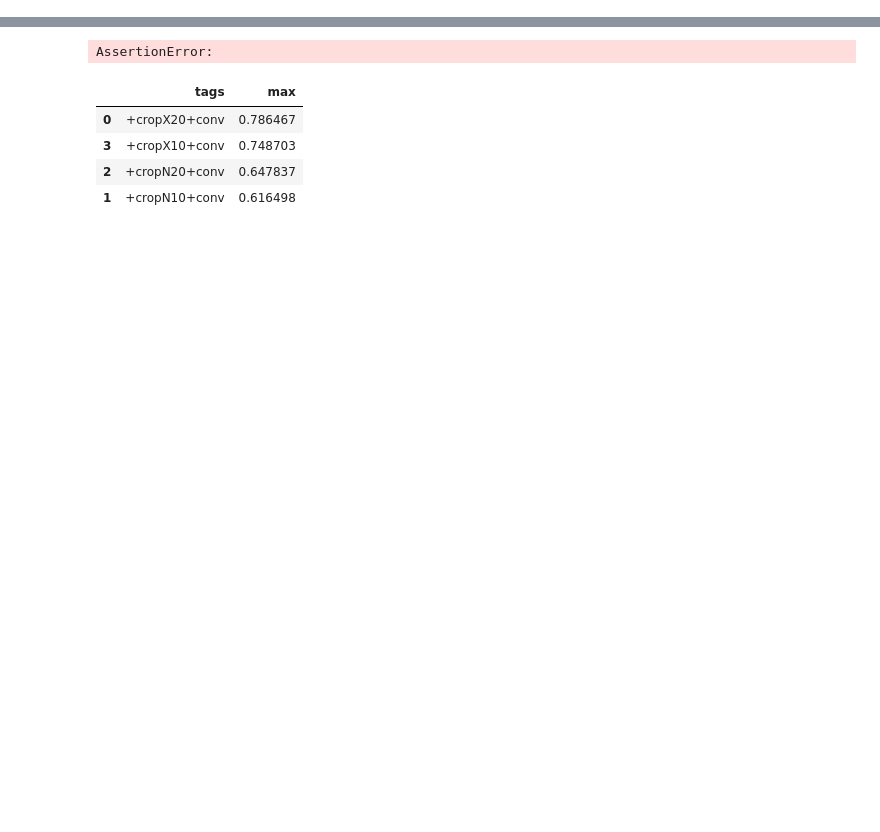
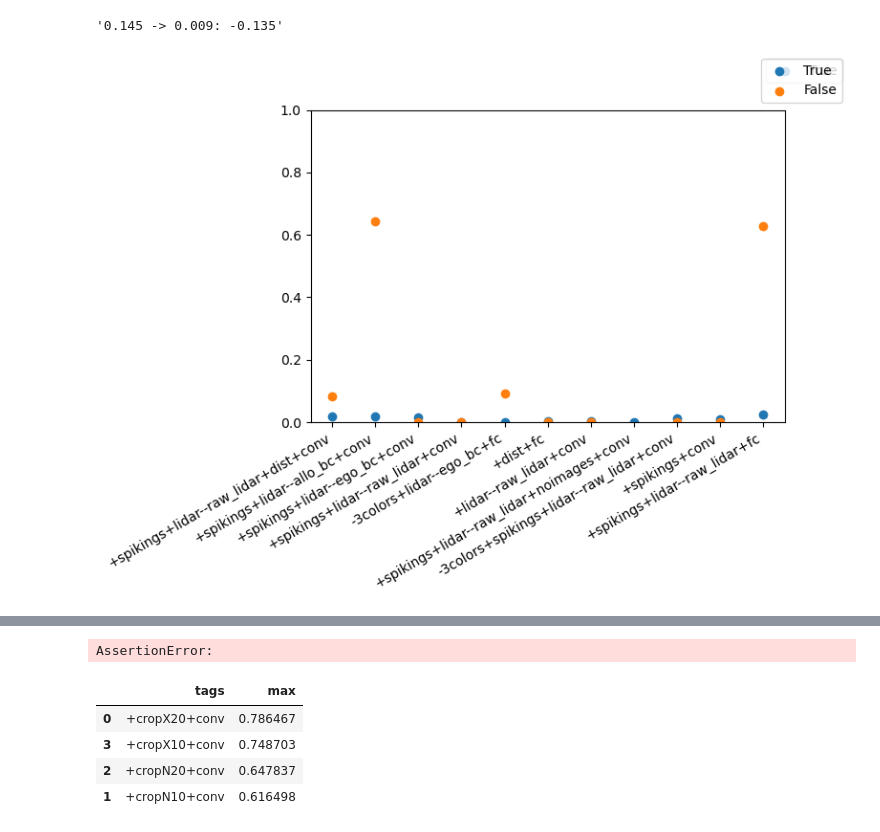
Before and after one commit to Warggr/bio-inspired-navigation, a Jupyter notebook: scripts/train_results.ipynb, the cells around one changed output, grey strips where cells are left out. Cells and saved outputs as stored; diff of their text form; code cells hidden in the pictures; blank space fills up the shorter version.

```diff
--- a/scripts/train_results.ipynb
+++ b/scripts/train_results.ipynb
@@ -114,0 +191,20 @@ _fig = plot_runs(x, y, labels)
+# %%
+def average(li):
+    return sum(li) / len(li)
+
+def get_performance(feature):
+    with_ = average(feature[True][1])
+    without = average(feature[False][1])
+    return f'{without:.3f} -> {with_:.3f}: {with_ - without:.3f}'
+# %%
+runs = filter_runs(
+    data,
+    lambda date: date in ('Jul05/T13', 'Jul04/T19'),
+    #lambda features: ('dropout' in ''.join(features)),
+    by_feature = 'dropout',
+)
+fig = plot_runs(runs)
+get_performance(runs)
+# %% [output]
+'0.145 -> 0.009: -0.135'
+[figure, added]
```
Also changed, not shown: parts of 12 cells of this notebook, 2 other files.
